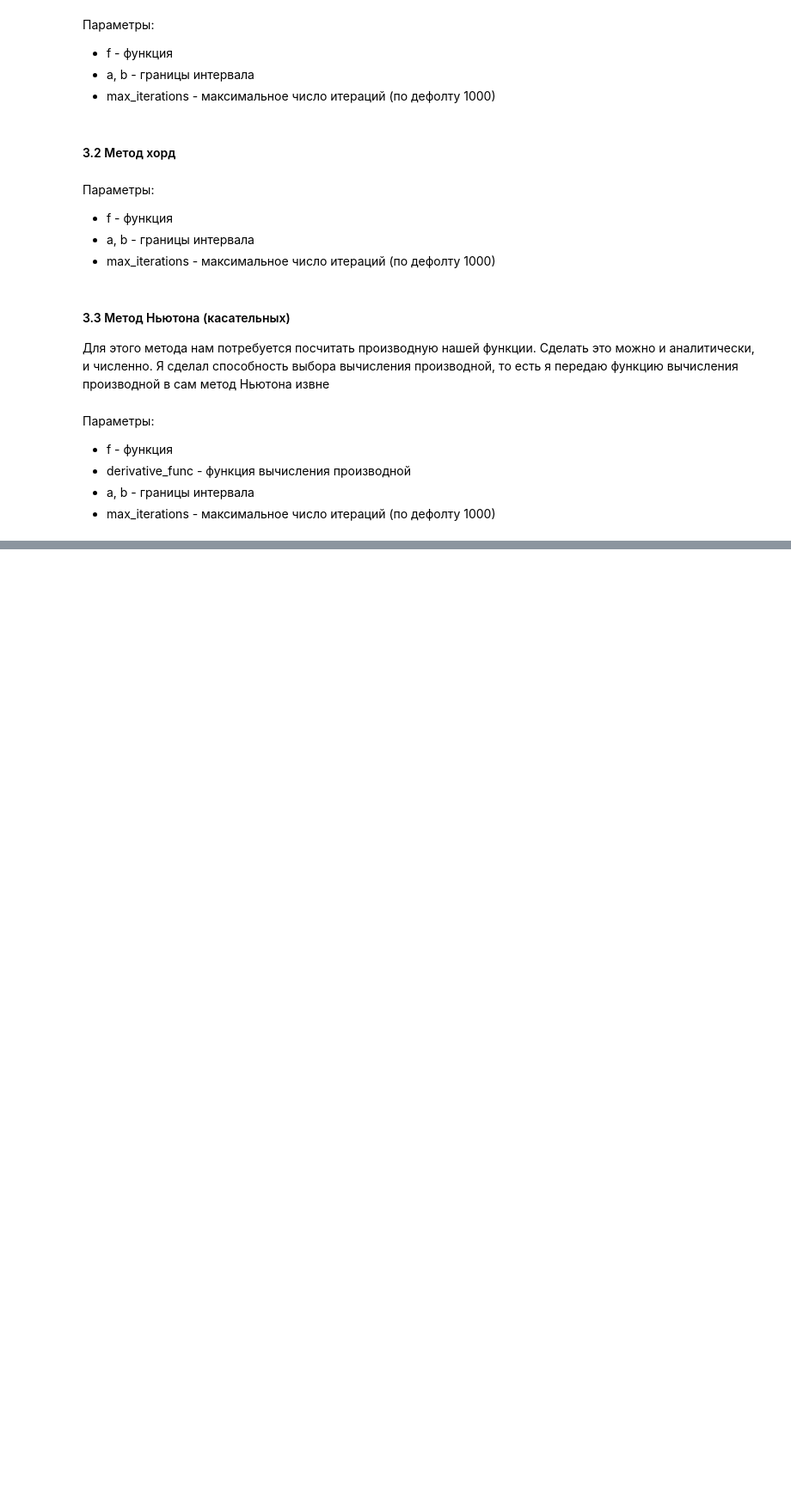
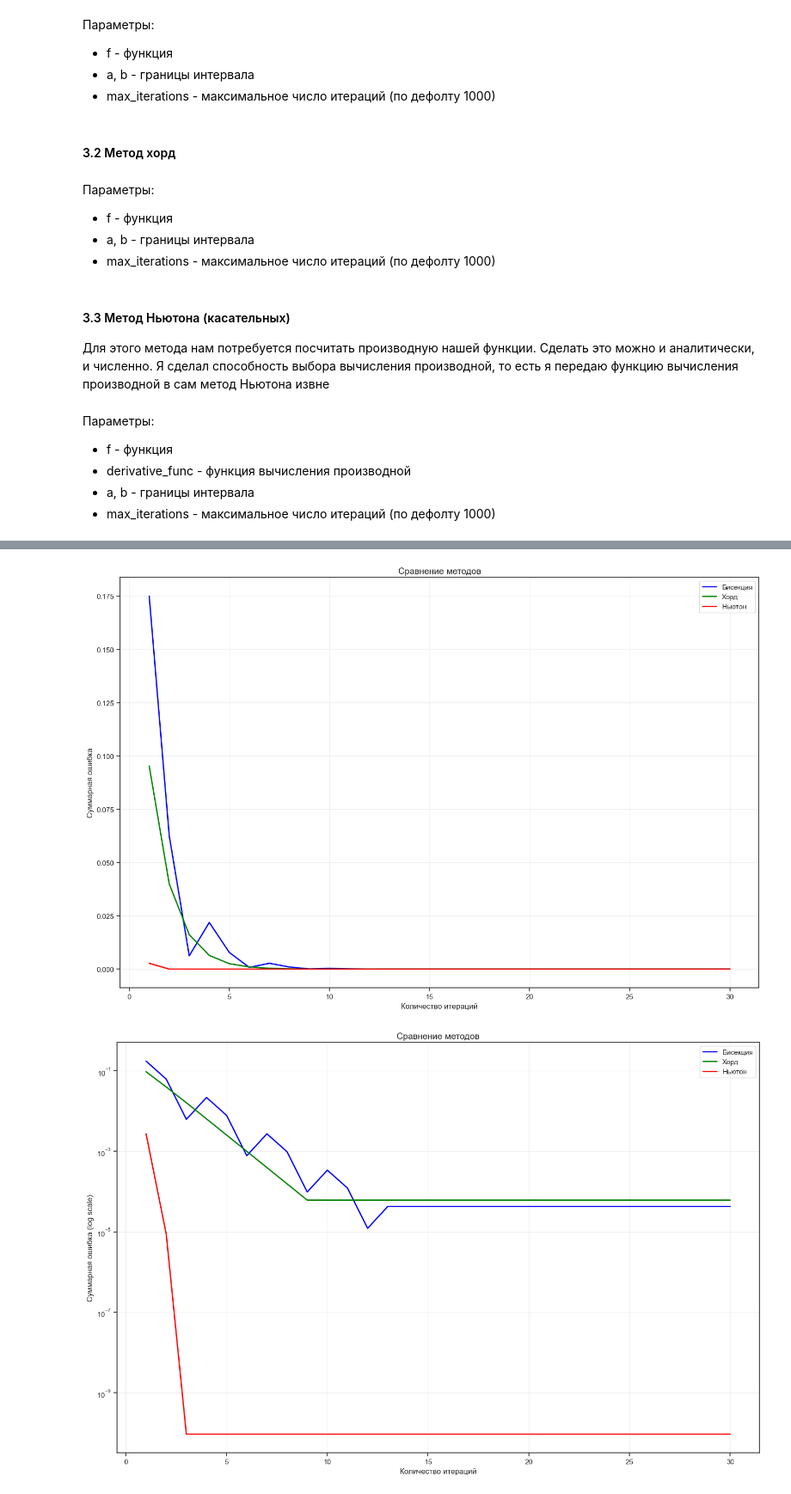
Before and after one commit to Merkury2006/MV, a Jupyter notebook: lab1.ipynb, the cells around one changed output, grey strips where cells are left out. Shown at 86% size. Saved outputs shown, nothing was run; the diff lists cells and outputs as text; code cells hidden in the pictures; blank space fills up the shorter version.

```diff
--- a/lab1.ipynb
+++ b/lab1.ipynb
@@ -173,0 +234,6 @@ def newton_method(f: callable, derivative_func: callable, a, b, max_iterations=1
+# %%
+create_comparison_graphic(methods, f, intervals=[(-0.5, 0.4)],exact_roots=[0], max_iterations=30)
+create_comparison_graphic(methods, f, intervals=[(-0.5, 0.4)],exact_roots=[0], max_iterations=30, log_scale=True)
+# %% [output]
+[figure, added]
+[figure, added]
```
Also changed, not shown: parts of 16 cells of this notebook.
